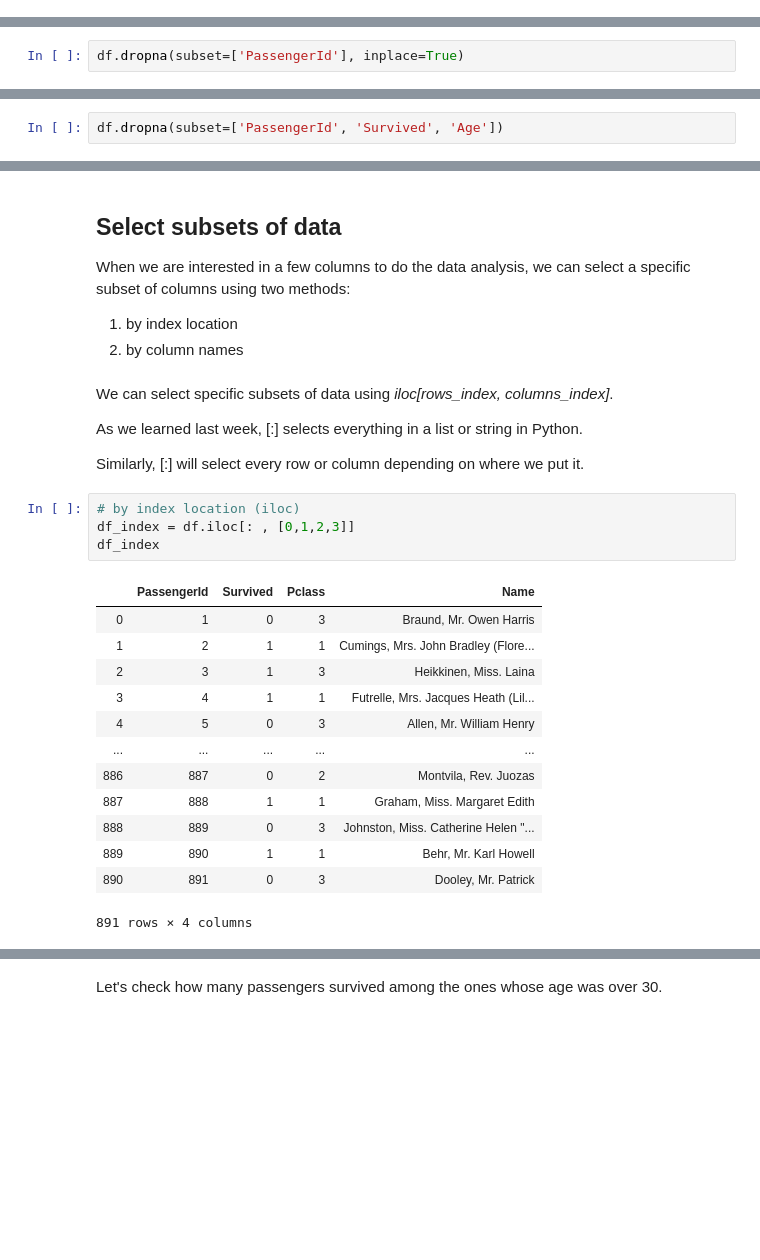
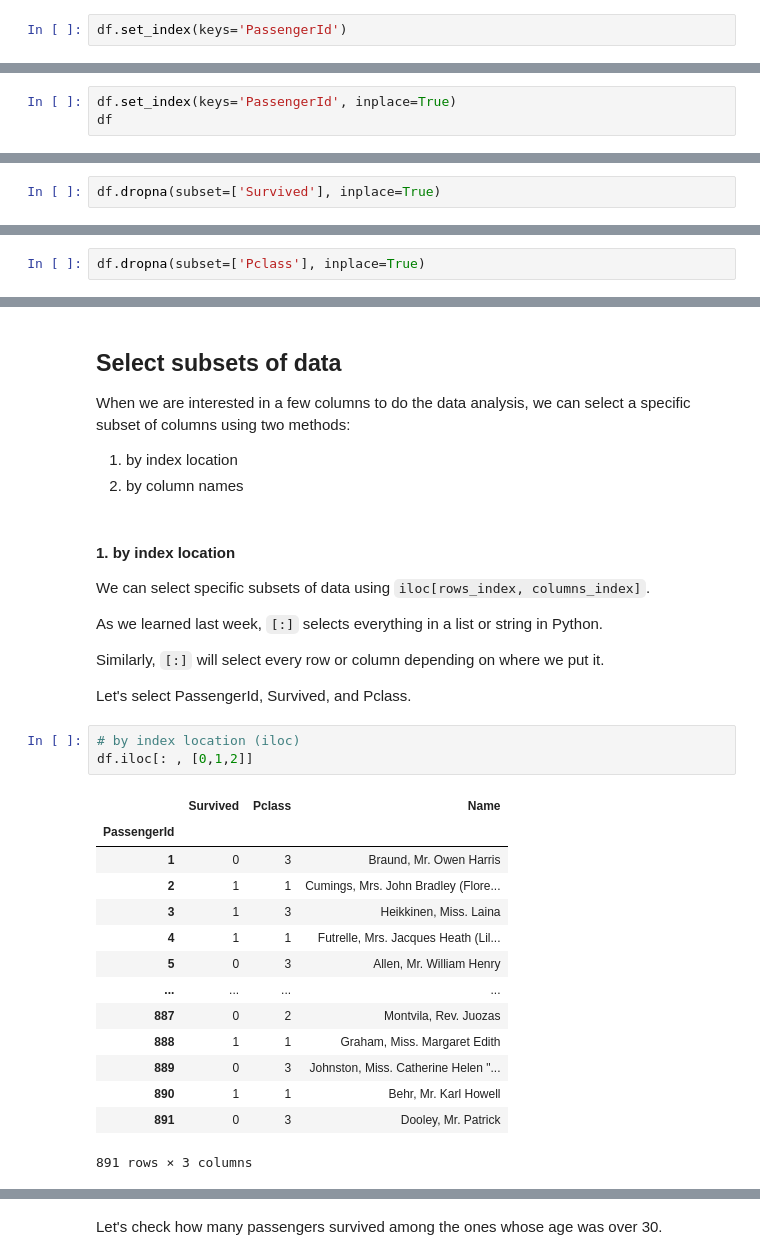
Before and after one commit to bitprj/BitUniversity, a Jupyter notebook: Week3-Introduction-to-Open-Data-Importing-Data-and-Basic-Data-Wrangling/Week3_Introduction_to_Data.ipynb, the cells around one changed output, grey strips where cells are left out. Saved outputs shown, nothing was run; the diff lists cells and outputs as text; blank space fills up the shorter version.

````diff
--- a/Week3-Introduction-to-Open-Data-Importing-Data-and-Basic-Data-Wrangling/Week3_Introduction_to_Data.ipynb
+++ b/Week3-Introduction-to-Open-Data-Importing-Data-and-Basic-Data-Wrangling/Week3_Introduction_to_Data.ipynb
@@ -127,0 +154,2 @@ Now, the dataset is loaded as a dataframe 'df'
+# %%
+df.set_index(keys='PassengerId')
@@ -127,0 +203,3 @@ Now, the dataset is loaded as a dataframe 'df'
+# %%
+df.set_index(keys='PassengerId', inplace=True)
+df
@@ -282,2 +407,2 @@ If we want to update the dataset after dropping rows, we can use inplace = True
 # %%
-df.dropna(subset=['PassengerId'], inplace=True)
+df.dropna(subset=['Survived'], inplace=True)
@@ -290,2 +414,2 @@ Drop the rows that are missing any of the following columns: 'PassengerId', 'Sur
 # %%
-df.dropna(subset=['PassengerId', 'Survived', 'Age'])
+df.dropna(subset=['Pclass'], inplace=True)
@@ -356,26 +471,29 @@ When we are interested in a few columns to do the data analysis, we can select a
 1. by index location
 2. by column names
 # %% [markdown]
-We can select specific subsets of data using *iloc[rows_index, columns_index]*.
+#### 1. by index location
+We can select specific subsets of data using ```iloc[rows_index, columns_index]```.
 
-As we learned last week, [:] selects everything in a list or string in Python.
+As we learned last week, ```[:]``` selects everything in a list or string in Python.
 
-Similarly, [:] will select every row or column depending on where we put it.
+Similarly, ```[:]``` will select every row or column depending on where we put it.
+
+Let's select PassengerId, Survived, and Pclass.
 # %%
 # by index location (iloc)
-df_index = df.iloc[: , [0,1,2,3]]
-df_index
+df.iloc[: , [0,1,2]]
 # %% [output]
-|  | PassengerId | Survived | Pclass | Name |
-| 0 | 1 | 0 | 3 | Braund, Mr. Owen Harris |
-| 1 | 2 | 1 | 1 | Cumings, Mrs. John Bradley (Flore... |
-| 2 | 3 | 1 | 3 | Heikkinen, Miss. Laina |
-| 3 | 4 | 1 | 1 | Futrelle, Mrs. Jacques Heath (Lil... |
-| 4 | 5 | 0 | 3 | Allen, Mr. William Henry |
-| ... | ... | ... | ... | ... |
-| 886 | 887 | 0 | 2 | Montvila, Rev. Juozas |
-| 887 | 888 | 1 | 1 | Graham, Miss. Margaret Edith |
-| 888 | 889 | 0 | 3 | Johnston, Miss. Catherine Helen "... |
-| 889 | 890 | 1 | 1 | Behr, Mr. Karl Howell |
-| 890 | 891 | 0 | 3 | Dooley, Mr. Patrick |
+|  | Survived | Pclass | Name |
+| PassengerId |  |  |  |
+| 1 | 0 | 3 | Braund, Mr. Owen Harris |
+| 2 | 1 | 1 | Cumings, Mrs. John Bradley (Flore... |
+| 3 | 1 | 3 | Heikkinen, Miss. Laina |
+| 4 | 1 | 1 | Futrelle, Mrs. Jacques Heath (Lil... |
+| 5 | 0 | 3 | Allen, Mr. William Henry |
+| ... | ... | ... | ... |
+| 887 | 0 | 2 | Montvila, Rev. Juozas |
+| 888 | 1 | 1 | Graham, Miss. Margaret Edith |
+| 889 | 0 | 3 | Johnston, Miss. Catherine Helen "... |
+| 890 | 1 | 1 | Behr, Mr. Karl Howell |
+| 891 | 0 | 3 | Dooley, Mr. Patrick |
-891 rows × 4 columns
+891 rows × 3 columns
````
Also changed, not shown: parts of 113 cells of this notebook.
